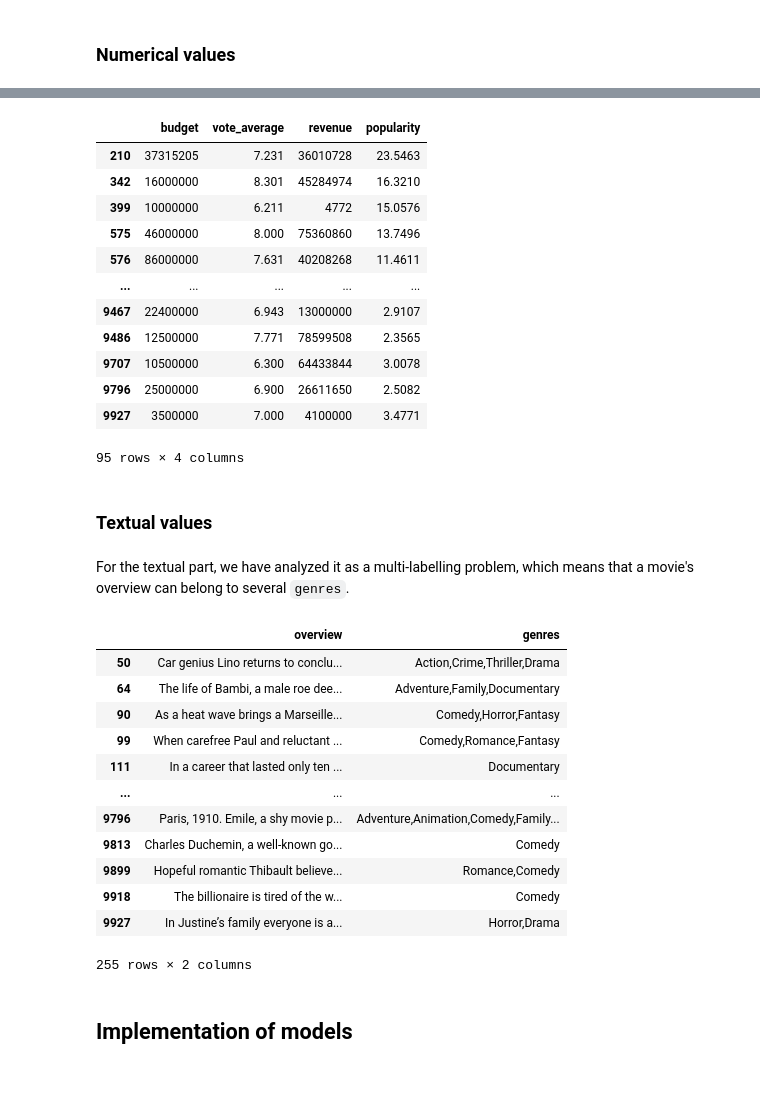
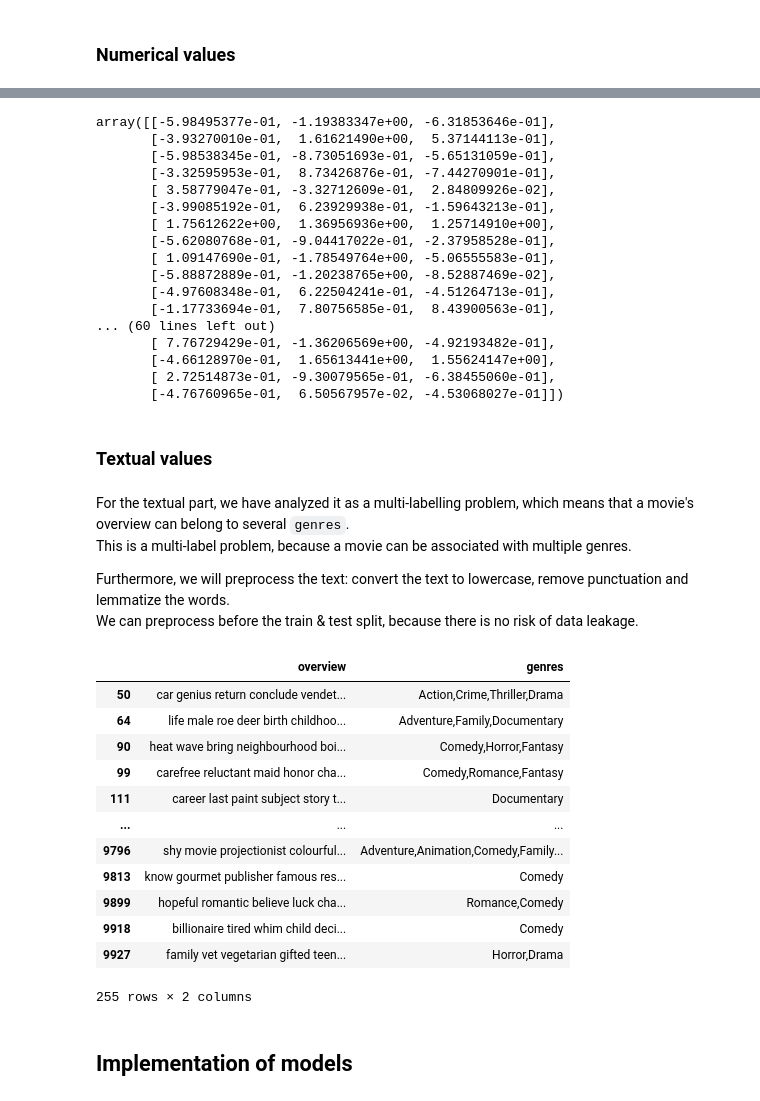
Before and after one commit to 0zzone/machine-learning-efrei-s8, a Jupyter notebook: tmdb.ipynb, the cells around one changed output, grey strips where cells are left out. Drawn from its saved outputs; the diff is of its cells as text; code cells hidden in the pictures.

Commit message:
adds preprocessing and comments

```diff
--- a/tmdb.ipynb
+++ b/tmdb.ipynb
@@ -161,51 +165,70 @@ plt.show()
 filtered_num_df = fr_data[(fr_data['revenue'] > 0) & (fr_data['budget'] > 0)] # Some movies do not have revenue or budget data
 numerical_num_df = filtered_num_df[["budget", "vote_average", "revenue", "popularity"]] # Extracting numerical columns
 
-# TODO: std after splitting into train and test sets
-scaler = StandardScaler()
-df_standardized_numerical = pd.DataFrame(scaler.fit_transform(numerical_num_df), columns=numerical_num_df.columns) # Standardizing the numerical features
-
-X = df_standardized_numerical[['revenue', 'vote_average', 'popularity']]
-y = df_standardized_numerical['budget']
+X = numerical_num_df[['revenue', 'vote_average', 'popularity']]
+y = numerical_num_df['budget']
 
 X_train, X_test, y_train, y_test = train_test_split(X, y, test_size=0.2, random_state=42)
 
-numerical_num_df
+num_scaler = StandardScaler()
+X_train_scaled = num_scaler.fit_transform(X_train)
+X_test_scaled = num_scaler.transform(X_test)
+
+X_train_scaled
 # %% [output]
-|  | budget | vote_average | revenue | popularity |
-| 210 | 37315205 | 7.231 | 36010728 | 23.5463 |
-| 342 | 16000000 | 8.301 | 45284974 | 16.3210 |
-| 399 | 10000000 | 6.211 | 4772 | 15.0576 |
-| 575 | 46000000 | 8.000 | 75360860 | 13.7496 |
-| 576 | 86000000 | 7.631 | 40208268 | 11.4611 |
-| ... | ... | ... | ... | ... |
-| 9467 | 22400000 | 6.943 | 13000000 | 2.9107 |
-| 9486 | 12500000 | 7.771 | 78599508 | 2.3565 |
-| 9707 | 10500000 | 6.300 | 64433844 | 3.0078 |
-| 9796 | 25000000 | 6.900 | 26611650 | 2.5082 |
-| 9927 | 3500000 | 7.000 | 4100000 | 3.4771 |
-95 rows × 4 columns
+array([[-5.98495377e-01, -1.19383347e+00, -6.31853646e-01],
+       [-3.93270010e-01,  1.61621490e+00,  5.37144113e-01],
+       [-5.98538345e-01, -8.73051693e-01, -5.65131059e-01],
+       [-3.32595953e-01,  8.73426876e-01, -7.44270901e-01],
+       [ 3.58779047e-01, -3.32712609e-01,  2.84809926e-02],
+       [-3.99085192e-01,  6.23929938e-01, -1.59643213e-01],
+       [ 1.75612622e+00,  1.36956936e+00,  1.25714910e+00],
+       [-5.62080768e-01, -9.04417022e-01, -2.37958528e-01],
+       [ 1.09147690e-01, -1.78549764e+00, -5.06555583e-01],
+       [-5.88872889e-01, -1.20238765e+00, -8.52887469e-02],
+       [-4.97608348e-01,  6.22504241e-01, -4.51264713e-01],
+       [-1.17733694e-01,  7.80756585e-01,  8.43900563e-01],
+... (60 lines left out)
+       [ 7.76729429e-01, -1.36206569e+00, -4.92193482e-01],
+       [-4.66128970e-01,  1.65613441e+00,  1.55624147e+00],
+       [ 2.72514873e-01, -9.30079565e-01, -6.38455060e-01],
+       [-4.76760965e-01,  6.50567957e-02, -4.53068027e-01]])
 # %% [markdown]
 ### Textual values
 # %% [markdown]
 For the textual part, we have analyzed it as a multi-labelling problem, which means that a movie's overview can belong to several `genres`.
+This is a multi-label problem, because a movie can be associated with multiple genres.
+
+Furthermore, we will preprocess the text: convert the text to lowercase, remove punctuation and lemmatize the words.
+We can preprocess before the train & test split, because there is no risk of data leakage.
 # %%
+# Join the genre labels into a single string for each movie
 df_text = fr_data[['overview', 'genres']]
 df_text.loc[:, 'genres'] = df_text['genres'].apply(lambda x: ','.join([i['name'] for i in x]))
+
+# Preprocess the overview text
+nlp = spacy.load("en_core_web_lg")
+with nlp.select_pipes(disable=[]):  # We use the parser component (syntaxic analysis), tokenization (text -> list), lemmatization (word to most basic form) and NER (unlinkable words)
+    preprocessed_texts = []
+    for (i, doc) in enumerate(nlp.pipe(df_text["overview"], batch_size=50, n_process=-1)):
+        # Exclude tokens that are part of a named entity (NER), punctuation, and stop words
+        preprocessed_texts.append(' '.join([token.lemma_ for token in doc if not token.ent_type_ and not token.is_punct and not token.is_stop]))
+    df_text.loc[:, "overview"] = preprocessed_texts
+
 df_text
 # %% [output]
 |  | overview | genres |
-| 50 | Car genius Lino returns to conclu... | Action,Crime,Thriller,Drama |
-| 64 | The life of Bambi, a male roe dee... | Adventure,Family,Documentary |
-| 90 | As a heat wave brings a Marseille... | Comedy,Horror,Fantasy |
-| 99 | When carefree Paul and reluctant ... | Comedy,Romance,Fantasy |
-| 111 | In a career that lasted only ten ... | Documentary |
+| 50 | car genius return conclude vendet... | Action,Crime,Thriller,Drama |
+| 64 | life male roe deer birth childhoo... | Adventure,Family,Documentary |
+| 90 | heat wave bring neighbourhood boi... | Comedy,Horror,Fantasy |
+| 99 | carefree reluctant maid honor cha... | Comedy,Romance,Fantasy |
+| 111 | career last paint subject story t... | Documentary |
 | ... | ... | ... |
-| 9796 | Paris, 1910. Emile, a shy movie p... | Adventure,Animation,Comedy,Family... |
-| 9813 | Charles Duchemin, a well-known go... | Comedy |
-| 9899 | Hopeful romantic Thibault believe... | Romance,Comedy |
-| 9918 | The billionaire is tired of the w... | Comedy |
-| 9927 | In Justine’s family everyone is a... | Horror,Drama |
+| 9796 | shy movie projectionist colourful... | Adventure,Animation,Comedy,Family... |
+| 9813 | know gourmet publisher famous res... | Comedy |
+| 9899 | hopeful romantic believe luck cha... | Romance,Comedy |
+| 9918 | billionaire tired whim child deci... | Comedy |
+| 9927 | family vet vegetarian gifted teen... | Horror,Drama |
 255 rows × 2 columns
 # %% [markdown]
 ## Implementation of models
```
Also changed, not shown: parts of 21 cells of this notebook.
